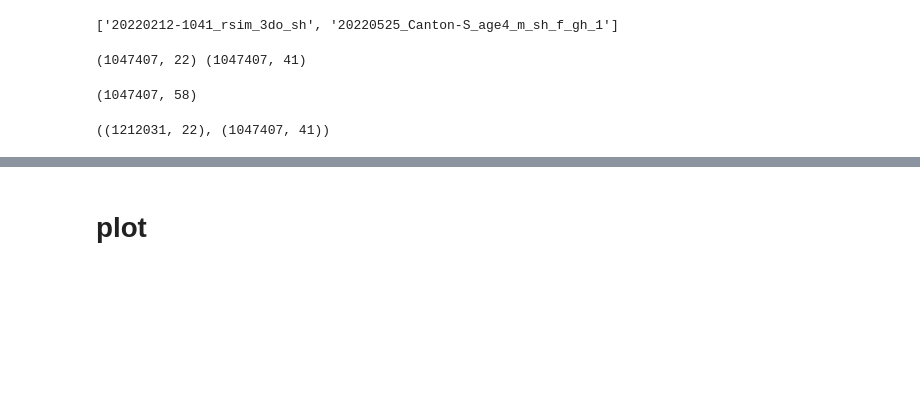
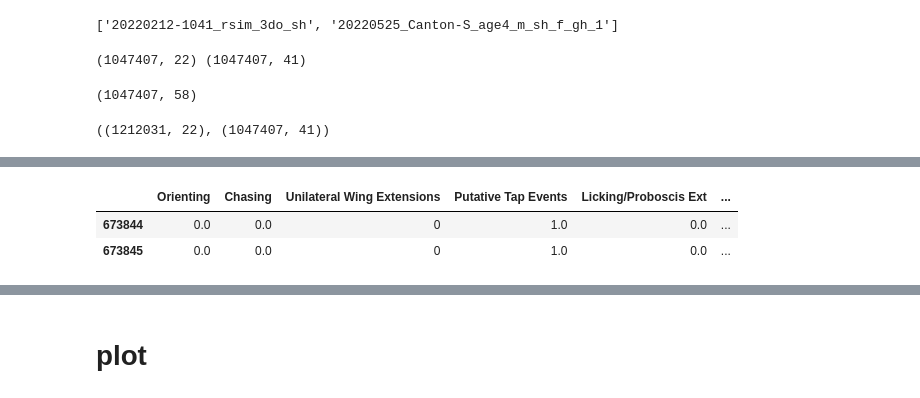
Before and after one commit to julianarhee/flytracker_analysis, a Jupyter notebook: visual-params.ipynb, the cells around one changed output, grey strips where cells are left out. Saved outputs shown, nothing was run; the diff lists cells and outputs as text; code cells hidden in the pictures; blank space fills up the shorter version.

```diff
--- a/visual-params.ipynb
+++ b/visual-params.ipynb
@@ -288,0 +458,6 @@ Index(['Time Vector (s)', 'Angular Position', 'Angular Size X',
+# %%
+beh_[beh_['boutnum']==11][['Orienting', 'Chasing', 'Unilateral Wing Extensions', 'Putative Tap Events','Licking/Proboscis Ext', 'Copulation Attempts', 'Disengaged']]
+# %% [output]
+|  | Orienting | Chasing | Unilateral Wing Extensions | Putative Tap Events | Licking/Proboscis Ext | ... |
+| 673844 | 0.0 | 0.0 | 0 | 1.0 | 0.0 | ... |
+| 673845 | 0.0 | 0.0 | 0 | 1.0 | 0.0 | ... |
```
Also changed, not shown: parts of 32 cells of this notebook.
